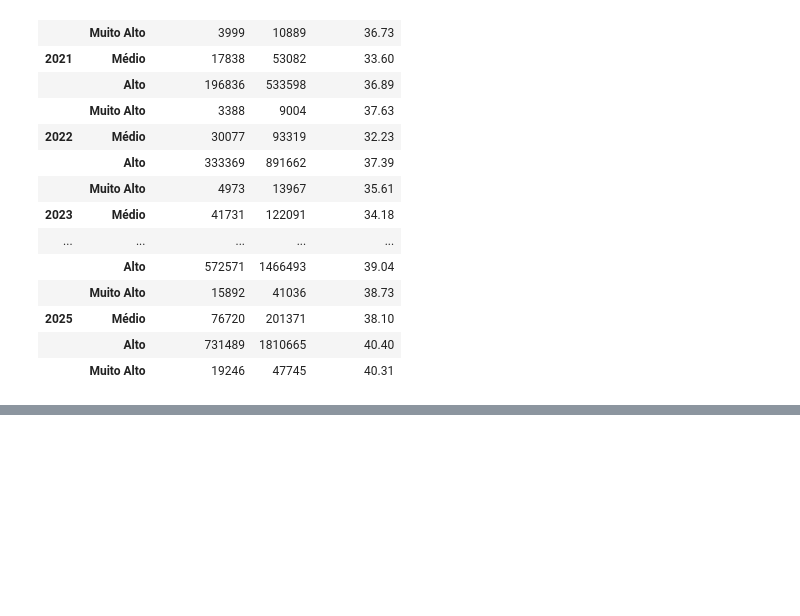
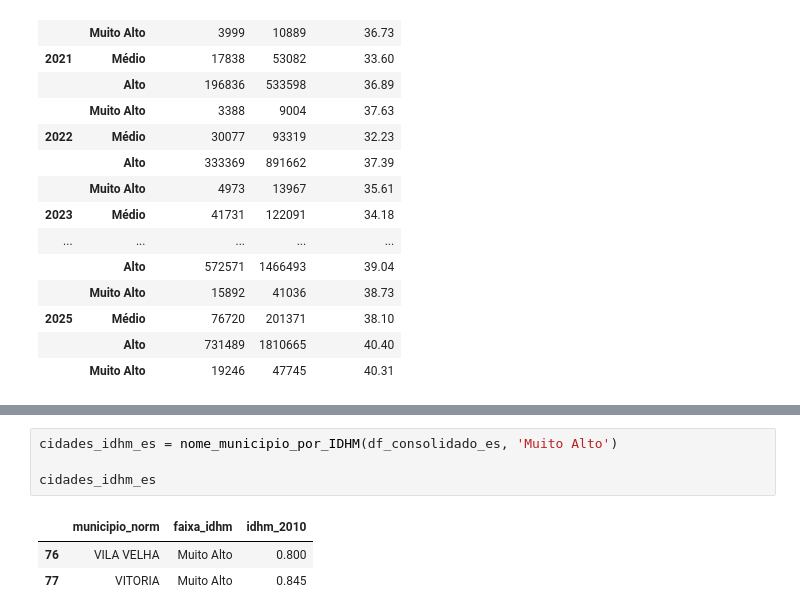
Before and after one commit to CrisEngComp/analise_obesidade_sudeste_brasileiro, a Jupyter notebook: analise_obesidade_funcoes.ipynb, the cells around one changed output, grey strips where cells are left out. Saved outputs shown, nothing was run; the diff lists cells and outputs as text; blank space fills up the shorter version.

```diff
--- a/analise_obesidade_funcoes.ipynb
+++ b/analise_obesidade_funcoes.ipynb
@@ -1034,3 +1048,11 @@ cidades_idhm
 | 606 | TAUBATE | Muito Alto | 0.800 |
 | 631 | VALINHOS | Muito Alto | 0.819 |
 | 638 | VINHEDO | Muito Alto | 0.817 |
+# %%
+cidades_idhm_es = nome_municipio_por_IDHM(df_consolidado_es, 'Muito Alto')
+
+cidades_idhm_es
+# %% [output]
+|  | municipio_norm | faixa_idhm | idhm_2010 |
+| 76 | VILA VELHA | Muito Alto | 0.800 |
+| 77 | VITORIA | Muito Alto | 0.845 |
```
Also changed, not shown: parts of 12 cells of this notebook, 1 other file.
